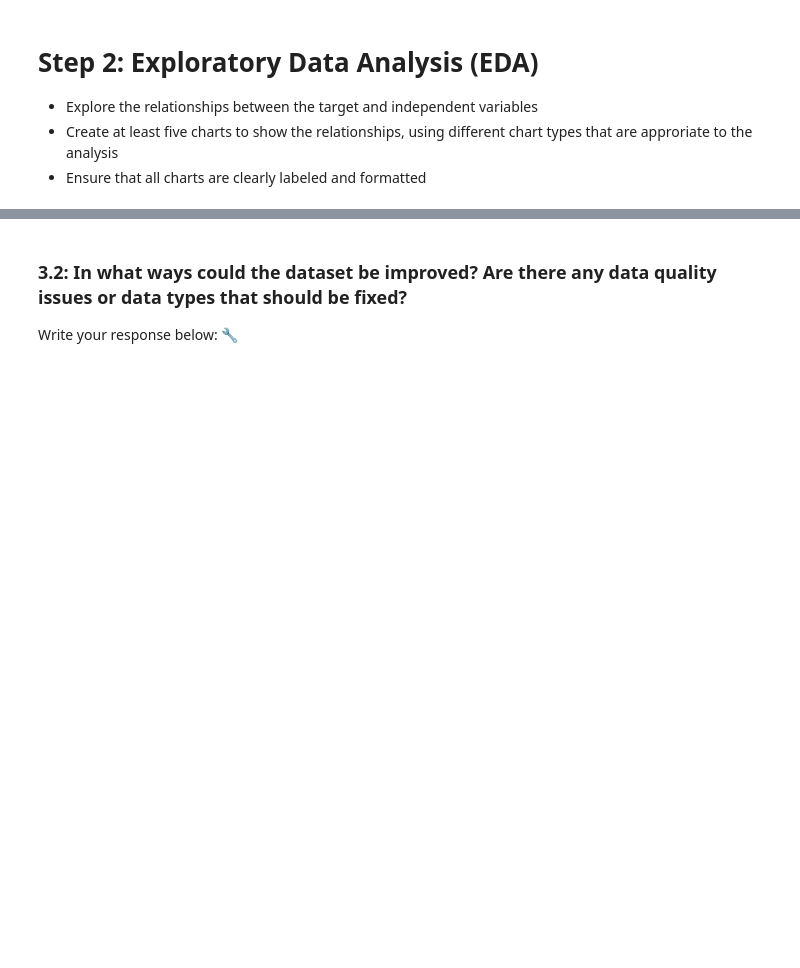
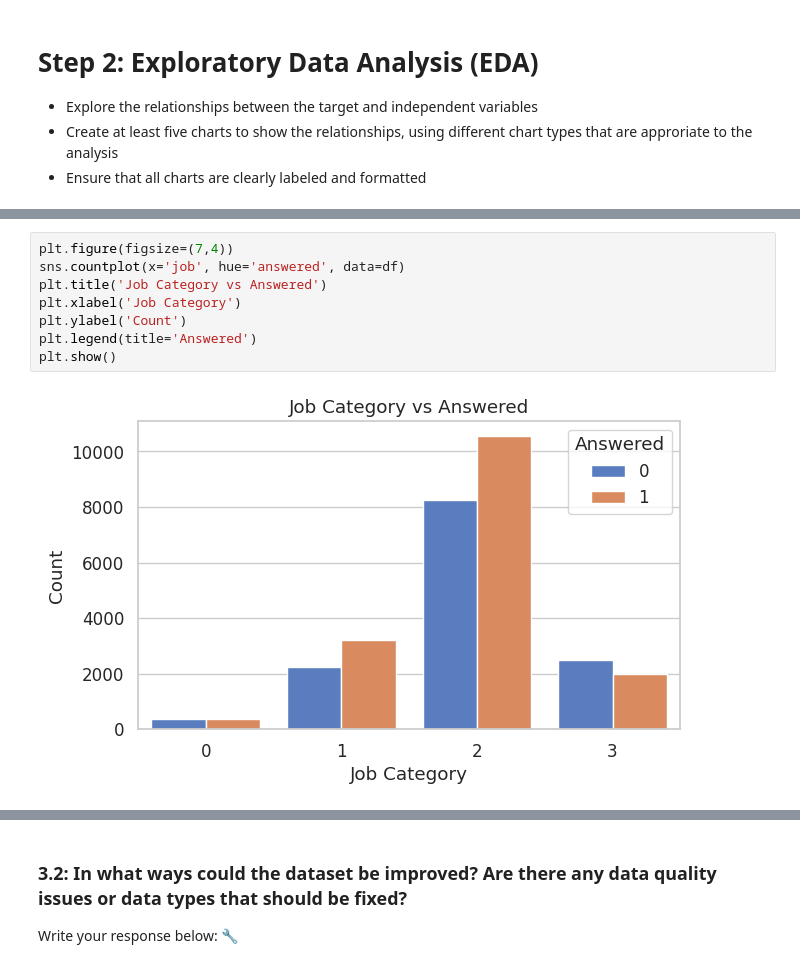
Before and after one commit to jcheek16/codepath-prework, a Jupyter notebook: Assignments/assignment_4_data_understanding.ipynb, the cells around one changed output, grey strips where cells are left out. Saved outputs shown, nothing was run; the diff lists cells and outputs as text; blank space fills up the shorter version.

```diff
--- a/Assignments/assignment_4_data_understanding.ipynb
+++ b/Assignments/assignment_4_data_understanding.ipynb
@@ -122,0 +146,10 @@ Duplicate Rows: 29035
+# %%
+plt.figure(figsize=(7,4))
+sns.countplot(x='job', hue='answered', data=df)
+plt.title('Job Category vs Answered')
+plt.xlabel('Job Category')
+plt.ylabel('Count')
+plt.legend(title='Answered')
+plt.show()
+# %% [output]
+[figure, added]
```
Also changed, not shown: parts of 14 cells of this notebook.
